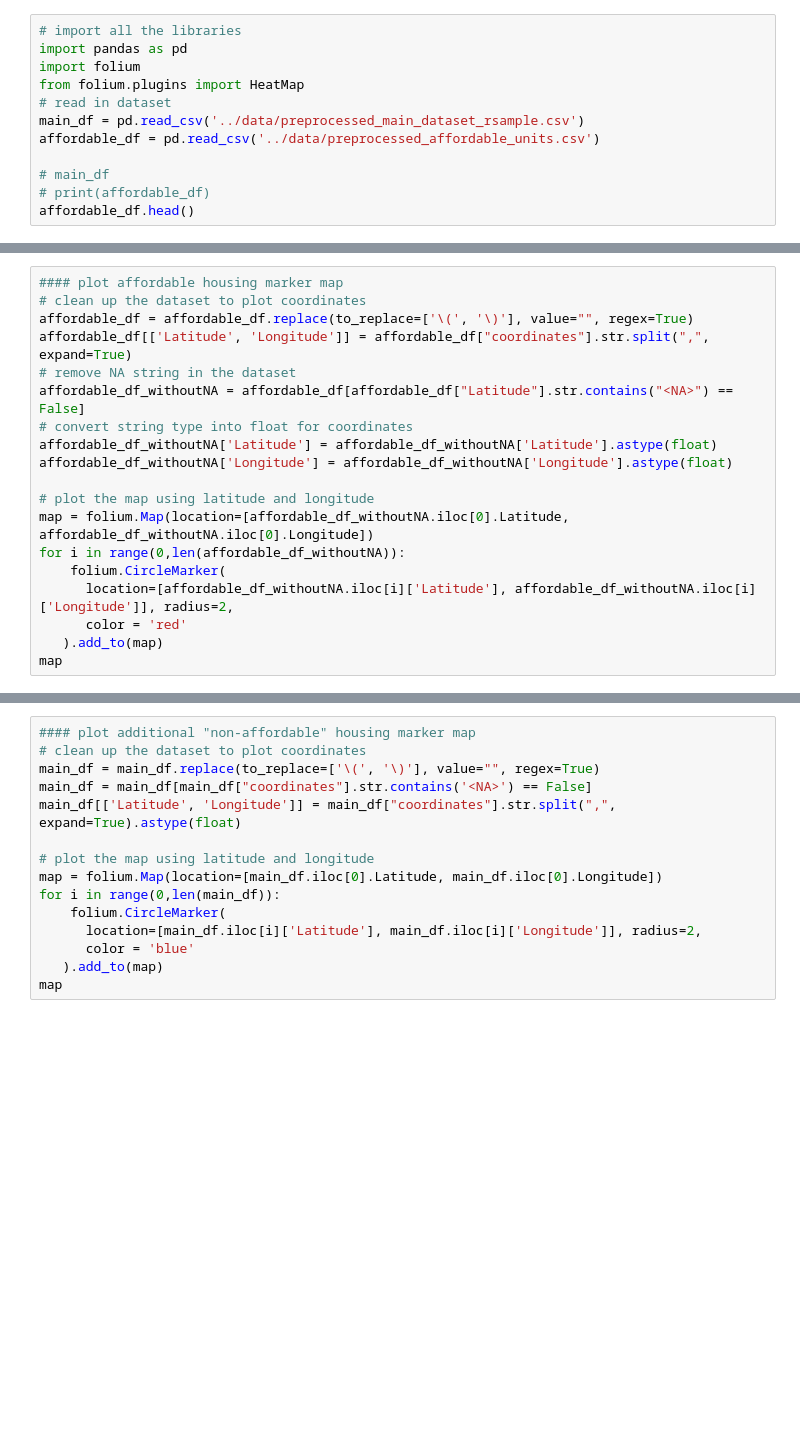
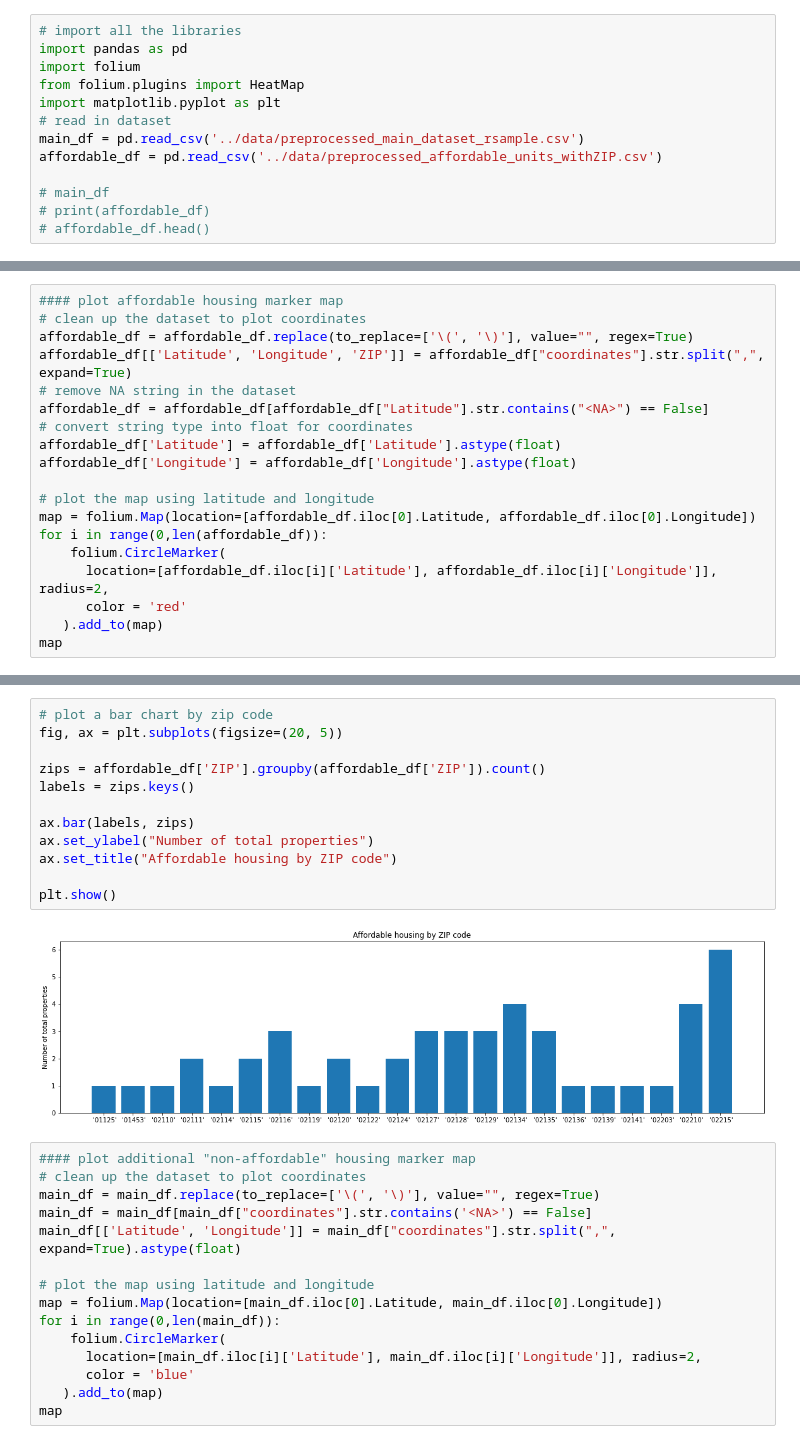
Before and after one commit to CHUF04/ds-councilor-louijeune-small-landlord, a Jupyter notebook: fall22-team-1/deliverable1/main_dataset.ipynb, the cells around one changed output, grey strips where cells are left out. Cells and saved outputs as stored; diff of their text form; blank space fills up the shorter version.

Commit message:
included zip code histrograms; regenerated affordable units data with ZIP codes

```diff
--- a/fall22-team-1/deliverable1/main_dataset.ipynb
+++ b/fall22-team-1/deliverable1/main_dataset.ipynb
@@ -3,10 +3,11 @@
 import pandas as pd
 import folium
 from folium.plugins import HeatMap
+import matplotlib.pyplot as plt
 # read in dataset
 main_df = pd.read_csv('../data/preprocessed_main_dataset_rsample.csv')
-affordable_df = pd.read_csv('../data/preprocessed_affordable_units.csv')
+affordable_df = pd.read_csv('../data/preprocessed_affordable_units_withZIP.csv')
 
 # main_df
 # print(affordable_df)
-affordable_df.head()
+# affordable_df.head()
@@ -21,18 +15,18 @@ affordable_df.head()
 #### plot affordable housing marker map
 # clean up the dataset to plot coordinates
 affordable_df = affordable_df.replace(to_replace=['\(', '\)'], value="", regex=True)
-affordable_df[['Latitude', 'Longitude']] = affordable_df["coordinates"].str.split(",", expand=True)
+affordable_df[['Latitude', 'Longitude', 'ZIP']] = affordable_df["coordinates"].str.split(",", expand=True)
 # remove NA string in the dataset
-affordable_df_withoutNA = affordable_df[affordable_df["Latitude"].str.contains("<NA>") == False]
+affordable_df = affordable_df[affordable_df["Latitude"].str.contains("<NA>") == False]
 # convert string type into float for coordinates
-affordable_df_withoutNA['Latitude'] = affordable_df_withoutNA['Latitude'].astype(float)
-affordable_df_withoutNA['Longitude'] = affordable_df_withoutNA['Longitude'].astype(float)
+affordable_df['Latitude'] = affordable_df['Latitude'].astype(float)
+affordable_df['Longitude'] = affordable_df['Longitude'].astype(float)
 
 # plot the map using latitude and longitude
-map = folium.Map(location=[affordable_df_withoutNA.iloc[0].Latitude, affordable_df_withoutNA.iloc[0].Longitude])
-for i in range(0,len(affordable_df_withoutNA)):
+map = folium.Map(location=[affordable_df.iloc[0].Latitude, affordable_df.iloc[0].Longitude])
+for i in range(0,len(affordable_df)):
     folium.CircleMarker(
-      location=[affordable_df_withoutNA.iloc[i]['Latitude'], affordable_df_withoutNA.iloc[i]['Longitude']], radius=2,
+      location=[affordable_df.iloc[i]['Latitude'], affordable_df.iloc[i]['Longitude']], radius=2,
       color = 'red'
    ).add_to(map)
 map
@@ -50,4 +34,18 @@ See the caveats in the documentation: https://pandas.pydata.org/pandas-docs/stab
 [interactive output not drawn]
+# %%
+# plot a bar chart by zip code
+fig, ax = plt.subplots(figsize=(20, 5))
+
+zips = affordable_df['ZIP'].groupby(affordable_df['ZIP']).count()
+labels = zips.keys()
+
+ax.bar(labels, zips)
+ax.set_ylabel("Number of total properties")
+ax.set_title("Affordable housing by ZIP code")
+
+plt.show()
+# %% [output]
+[figure, added]
 # %%
 #### plot additional "non-affordable" housing marker map
 # clean up the dataset to plot coordinates
```
Also changed, not shown: parts of 3 cells of this notebook, 2 other files.
